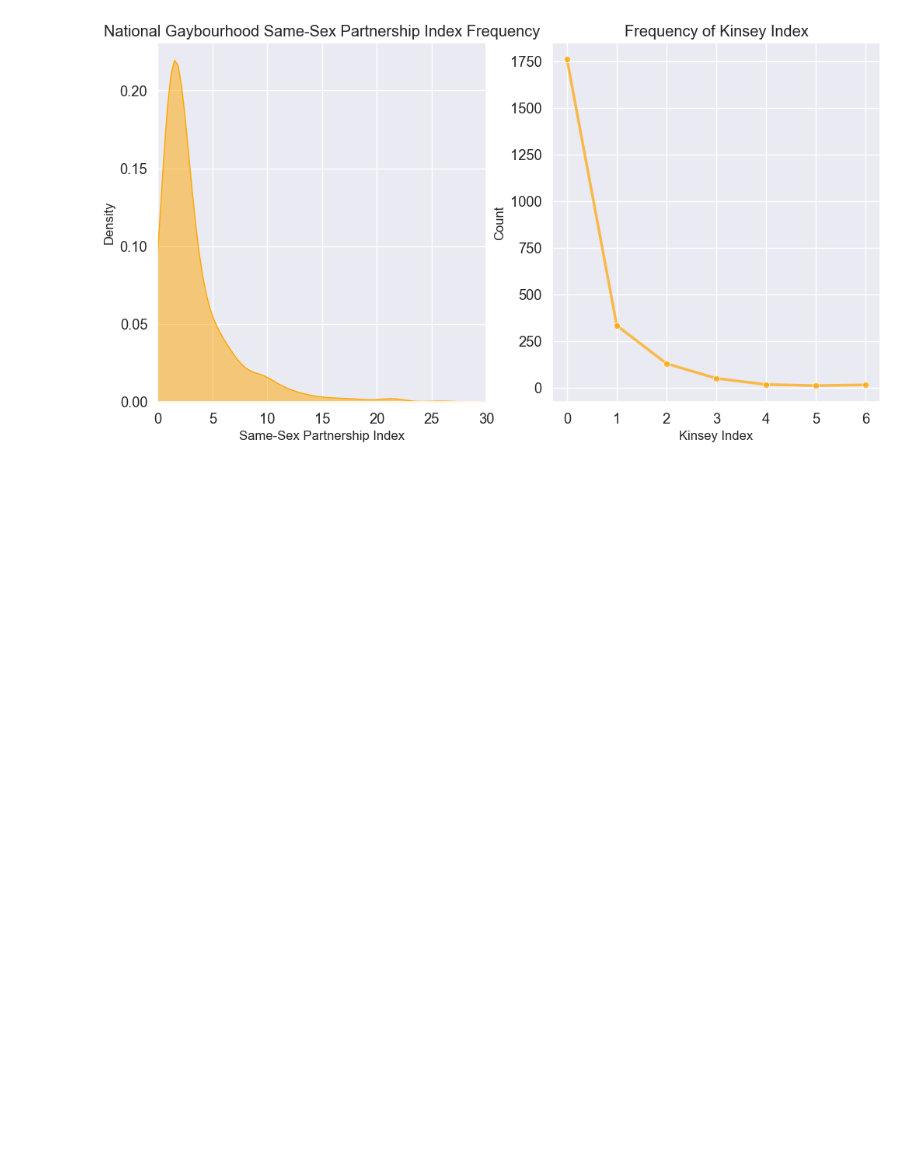
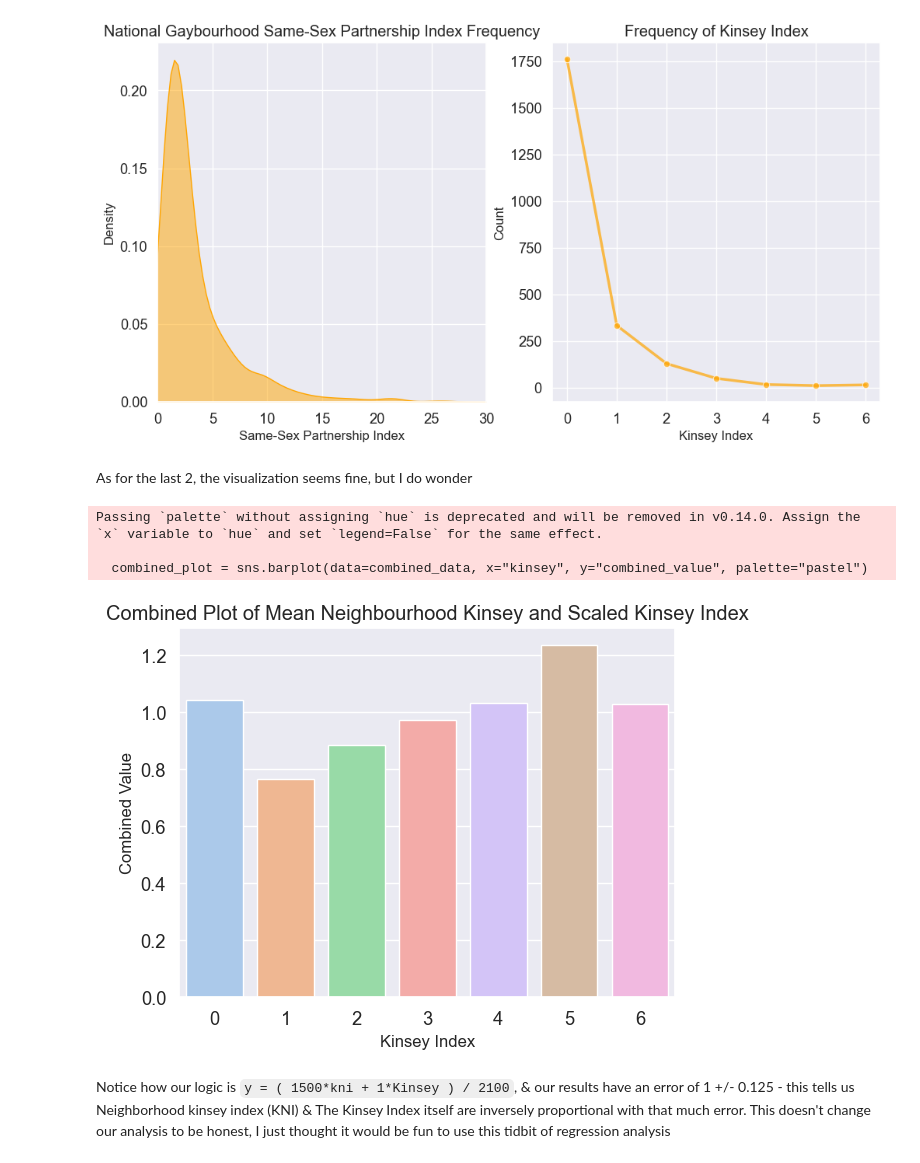
Before and after one commit to almsam/data-analysis-project-remastered, a Jupyter notebook: part 4 - geographical strata.ipynb, the cells around one changed output. Saved outputs shown, nothing was run; the diff lists cells and outputs as text; code cells hidden in the pictures; blank space fills up the shorter version.

Commit message:
final graph before dash

````diff
--- a/part 4 - geographical strata.ipynb
+++ b/part 4 - geographical strata.ipynb
@@ -111,3 +111,30 @@ _ = kinsey_lineplot.set(title="Frequency of Kinsey Index", ylabel="Count", xlabe
 kinsey_lineplot.lines[0].set_alpha(0.7); kinsey_lineplot.lines[0].set_linewidth(2.5)
 # %% [output]
 [figure]
+# %% [markdown]
+As for the last 2, the visualization seems fine, but I do wonder
+# %%
+# combined_data = mean_kinsey.copy()
+# gb_K = gb.groupby("kinsey").size().reset_index(name='count') # type: ignore
+
+# gb_K['count'] *= 200
+# combined_data['neighbourhood_kinsey'] *= 100
+# print(gb_K.head(3)); print(combined_data['neighbourhood_kinsey'].head(3))
+# combined_data['combined_value'] = combined_data['neighbourhood_kinsey'] + gb_K['count']
+# print(gb_K.head(3)); print(combined_data['neighbourhood_kinsey'].head(3))
+
+
+gb_kinsey_counts = gb.groupby("kinsey").size().reset_index(name='count')
+combined_data = pd.merge(mean_kinsey, gb_kinsey_counts, on="kinsey", how="inner")
+combined_data['combined_value'] = (1500 * combined_data['neighbourhood_kinsey'] + 1 * combined_data['count']) / 2100
+
+# # ploting time
+combined_plot = sns.barplot(data=combined_data, x="kinsey", y="combined_value", palette="pastel")
+_ = combined_plot.set(title="Combined Plot of Mean Neighbourhood Kinsey and Scaled Kinsey Index", ylabel="Combined Value", xlabel="Kinsey Index")
+# %% [output]
+Passing `palette` without assigning `hue` is deprecated and will be removed in v0.14.0. Assign the `x` variable to `hue` and set `legend=False` for the same effect.
+
+  combined_plot = sns.barplot(data=combined_data, x="kinsey", y="combined_value", palette="pastel")
+[figure, added]
+# %% [markdown]
+Notice how our logic is ```y = ( 1500*kni + 1*Kinsey ) / 2100```, & our results have an error of 1 +/- 0.125 - this tells us Neighborhood kinsey index (KNI) & The Kinsey Index itself are inversely proportional with that much error. This doesn't change our analysis to be honest, I just thought it would be fun to use this tidbit of regression analysis
````
